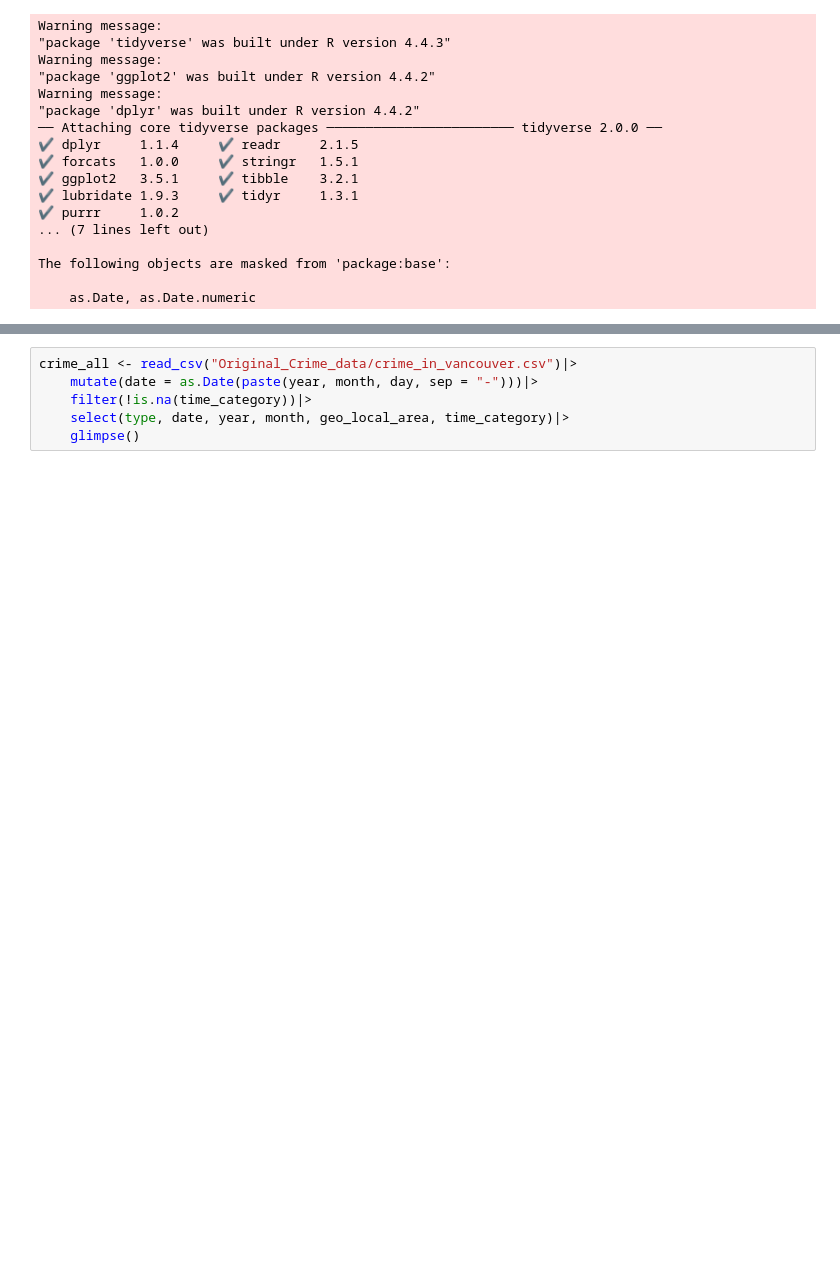
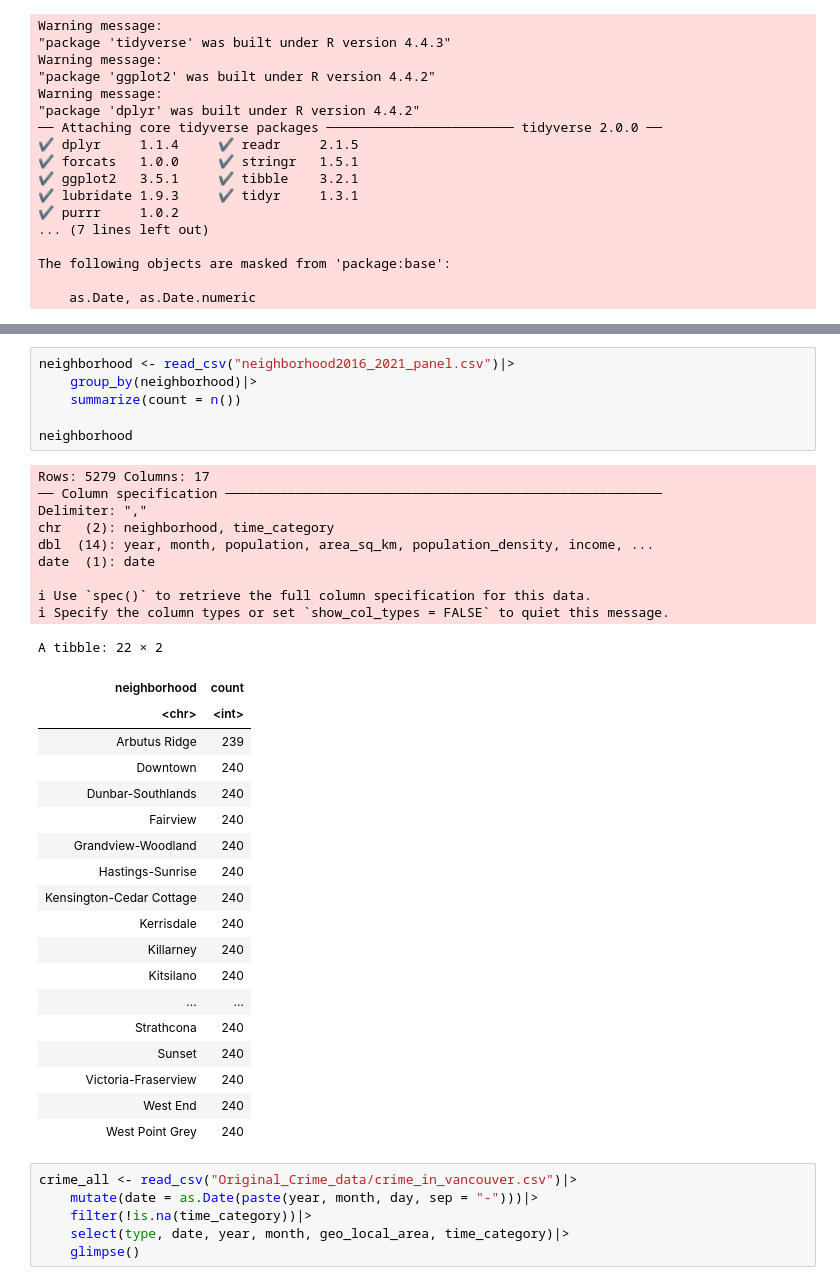
Before and after one commit to Irene-Berezin/econ_398_project, a Jupyter notebook: crime_fact.ipynb, the cells around one changed output, grey strips where cells are left out. Cells and saved outputs as stored; diff of their text form; blank space fills up the shorter version.

```diff
--- a/crime_fact.ipynb
+++ b/crime_fact.ipynb
@@ -24,3 +74,38 @@ The following objects are masked from 'package:base':
+# %%
+neighborhood <- read_csv("neighborhood2016_2021_panel.csv")|>
+    group_by(neighborhood)|>
+    summarize(count = n())
+
+neighborhood
+# %% [output]
+Rows: 5279 Columns: 17
+── Column specification ────────────────────────────────────────────────────────
+Delimiter: ","
+chr   (2): neighborhood, time_category
+dbl  (14): year, month, population, area_sq_km, population_density, income, ...
+date  (1): date
+
+ℹ Use `spec()` to retrieve the full column specification for this data.
+ℹ Specify the column types or set `show_col_types = FALSE` to quiet this message.
+A tibble: 22 × 2
+| neighborhood | count |
+| <chr> | <int> |
+| Arbutus Ridge | 239 |
+| Downtown | 240 |
+| Dunbar-Southlands | 240 |
+| Fairview | 240 |
+| Grandview-Woodland | 240 |
+| Hastings-Sunrise | 240 |
+| Kensington-Cedar Cottage | 240 |
+| Kerrisdale | 240 |
+| Killarney | 240 |
+| Kitsilano | 240 |
+| ... | ... |
+| Strathcona | 240 |
+| Sunset | 240 |
+| Victoria-Fraserview | 240 |
+| West End | 240 |
+| West Point Grey | 240 |
 # %%
 crime_all <- read_csv("Original_Crime_data/crime_in_vancouver.csv")|>
     mutate(date = as.Date(paste(year, month, day, sep = "-")))|>
```
Also changed, not shown: parts of 3 cells of this notebook, 1 other file.
